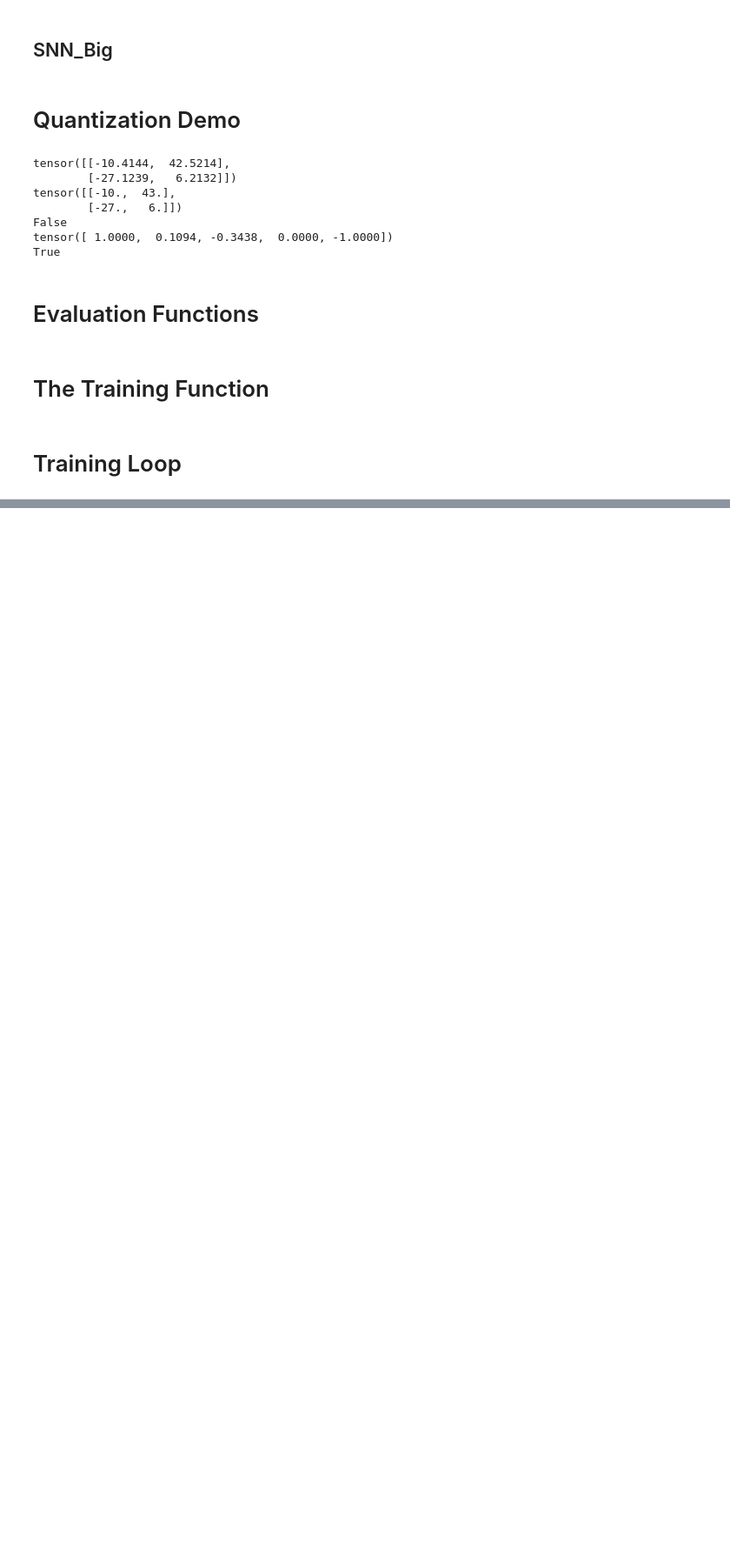
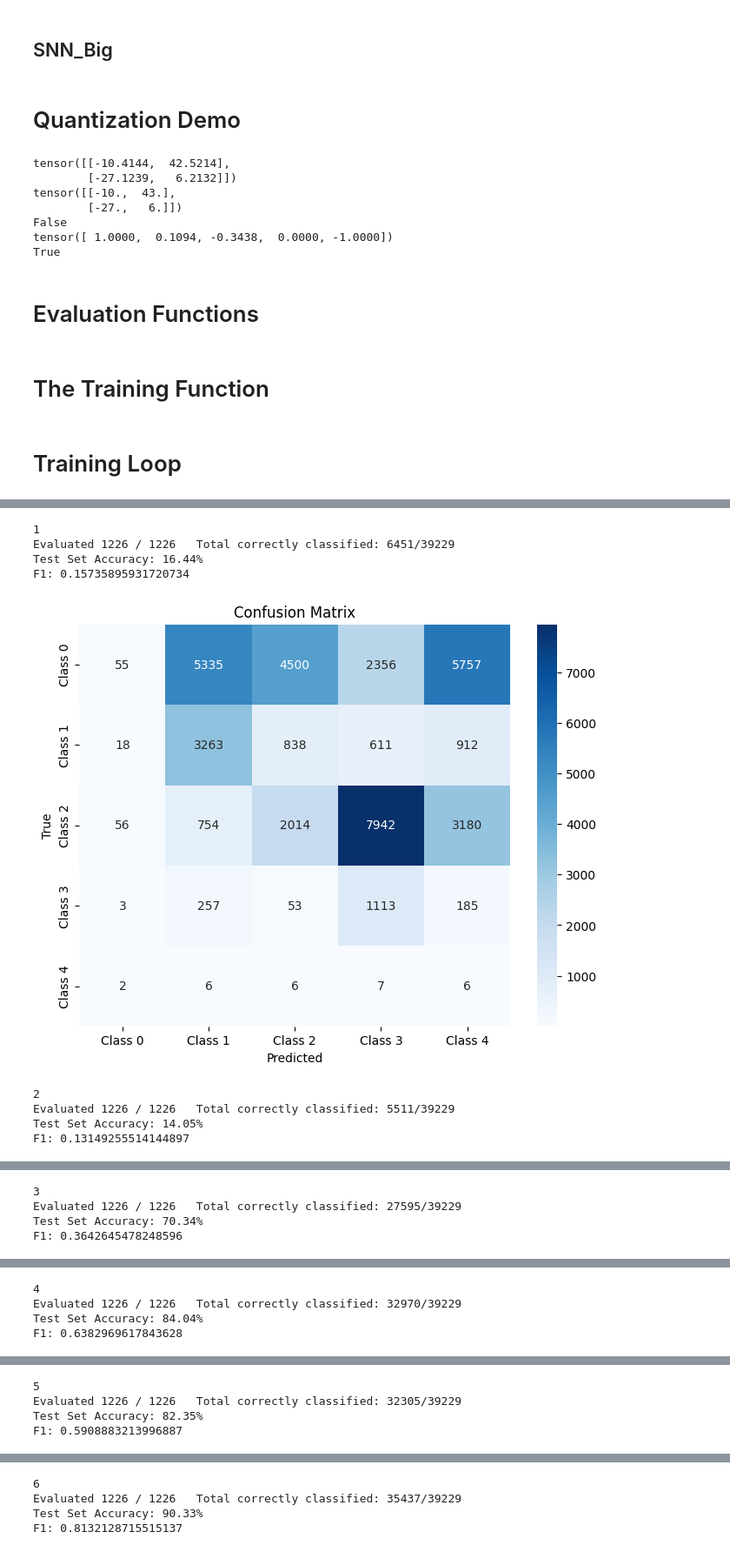
Before and after one commit to luke-li-2003/snnHeart, a Jupyter notebook: snnHeart.ipynb, the cells around one changed output, grey strips where cells are left out. Shown at 87% size. Drawn from its saved outputs; the diff is of its cells as text; code cells hidden in the pictures; blank space fills up the shorter version.

Commit message:
quant tests

```diff
--- a/snnHeart.ipynb
+++ b/snnHeart.ipynb
@@ -324,7 +324,7 @@ class Spike_Dataset(Dataset):
         return self.beats[idx]
 
 
-dataset = Spike_Dataset(aBeats, aLabels, 0.003, 0.01)
+dataset = Spike_Dataset(aBeats, aLabels, 0.003, 0.006)
 dataset.shapes()
 dataset[74][0].size()
 # %% [output]
@@ -909,7 +909,8 @@ def train_net(net, lr, targetRegion, num_epochs):
                   end='', flush=True)
         print("\n")
 
-        torch.save(net.state_dict(), 'net_weights_epoch_%d.pth' % (epoch))
+        torch.save(net.state_dict(),
+                   'net_weights_epoch_%d_%d.pth' % (epoch, int(time.time())))
 
         _, validLoss = evaluate(net, targetRegion, valid_loader, printOut=False)
         validLoss_hist.append(validLoss)
@@ -932,7 +933,7 @@ def train_net(net, lr, targetRegion, num_epochs):
 # %%
 # List of tuples of format (model, beta, qbits, fbits, lr, num_epochs)
 hyperList = [
-    (SNN_Big, 0.9, 16, 12, 0.001, 20)
+    (SNN_Big, 0.9, 32, 24, 0.001, 30)
 ]
 # %%
 # cache
@@ -981,0 +1004,20 @@ Progress: loss 0.98     3456 /   137299
+# %%
+for fb in range(1, 12):
+    hyper = hyperList[0]
+    net = hyper[0](hyper[1], hyper[2], hyper[3], 6)
+    net.load_state_dict(torch.load("net_weights_epoch_27_1766939422.pth"))
+
+    net.qbits = 16
+    net.fbits = fb
+    print(fb)
+    evaluate(net, (0, windowSize), test_loader, True)
+# %% [output]
+1
+Evaluated 1226 / 1226   Total correctly classified: 6451/39229
+Test Set Accuracy: 16.44%
+F1: 0.15735895931720734
+[figure, added]
+2
+Evaluated 1226 / 1226   Total correctly classified: 5511/39229
+Test Set Accuracy: 14.05%
+F1: 0.13149255514144897
@@ -981,0 +1025,4 @@ Progress: loss 0.98     3456 /   137299
+3
+Evaluated 1226 / 1226   Total correctly classified: 27595/39229
+Test Set Accuracy: 70.34%
+F1: 0.3642645478248596
@@ -981,0 +1030,4 @@ Progress: loss 0.98     3456 /   137299
+4
+Evaluated 1226 / 1226   Total correctly classified: 32970/39229
+Test Set Accuracy: 84.04%
+F1: 0.6382969617843628
@@ -981,0 +1035,4 @@ Progress: loss 0.98     3456 /   137299
+5
+Evaluated 1226 / 1226   Total correctly classified: 32305/39229
+Test Set Accuracy: 82.35%
+F1: 0.5908883213996887
@@ -981,0 +1040,4 @@ Progress: loss 0.98     3456 /   137299
+6
+Evaluated 1226 / 1226   Total correctly classified: 35437/39229
+Test Set Accuracy: 90.33%
+F1: 0.8132128715515137
```
Also changed, not shown: parts of 5 cells of this notebook, 1 other file.
